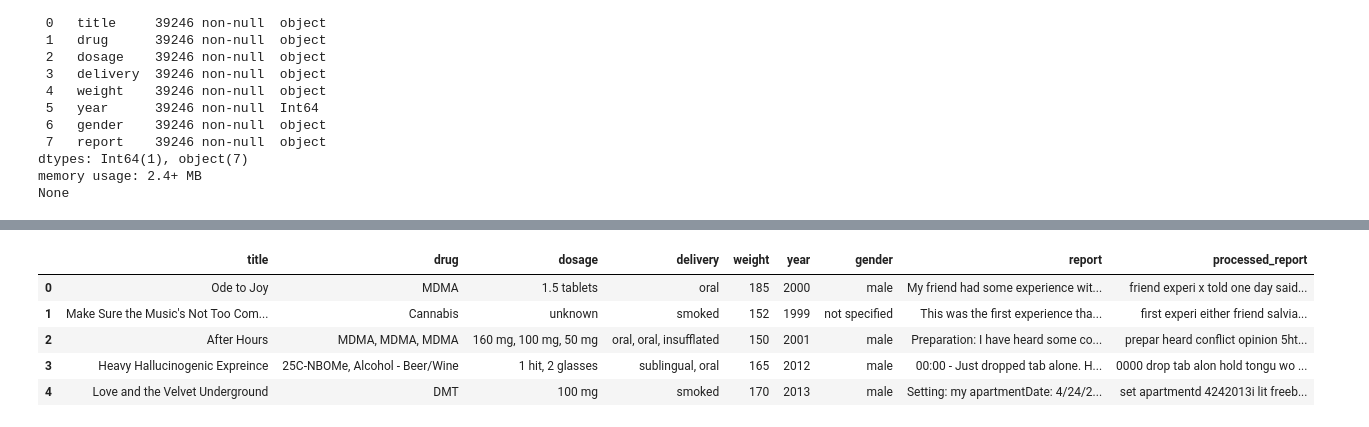
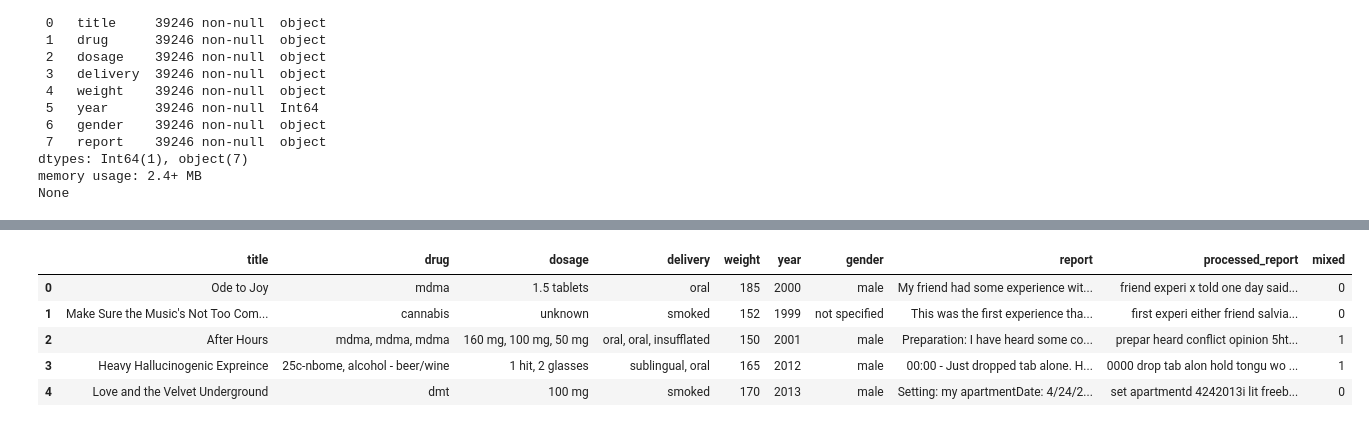
Before and after one commit to jbloewencolon/Psychedelic-Trip-Report-Text-Generator, a Jupyter notebook: Data_Cleaning.ipynb, the cells around one changed output, grey strips where cells are left out. Saved outputs shown, nothing was run; the diff lists cells and outputs as text; code cells hidden in the pictures.

```diff
--- a/Data_Cleaning.ipynb
+++ b/Data_Cleaning.ipynb
@@ -171,0 +174,4 @@ df['processed_report'] = df['report'].apply(preprocess_text)
+# %%
+new_df = df.copy()
+
+new_df.head()
@@ -172,9 +200,16 @@ df['processed_report'] = df['report'].apply(preprocess_text)
+# %%
+#level out the drug names for sorting
+new_df['drug'] = new_df['drug'].str.lower()
+
+# Create the 'mixed' column
+new_df['mixed'] = df['drug'].str.strip().str.contains(',')
+new_df['mixed'] = new_df['mixed'].fillna(False).astype(int)
 # %%
-df.head()
+new_df.head()
 # %% [output]
-|  | title | drug | dosage | delivery | weight | year | gender | report | processed_report |
-| 0 | Ode to Joy | MDMA | 1.5 tablets | oral | 185 | 2000 | male | My friend had some experience wit... | friend experi x told one day said... |
-| 1 | Make Sure the Music's Not Too Com... | Cannabis | unknown | smoked | 152 | 1999 | not specified | This was the first experience tha... | first experi either friend salvia... |
-| 2 | After Hours | MDMA, MDMA, MDMA | 160 mg, 100 mg, 50 mg | oral, oral, insufflated | 150 | 2001 | male | Preparation: I have heard some co... | prepar heard conflict opinion 5ht... |
-| 3 | Heavy Hallucinogenic Expreince | 25C-NBOMe, Alcohol - Beer/Wine | 1 hit, 2 glasses | sublingual, oral | 165 | 2012 | male | 00:00 - Just dropped tab alone. H... | 0000 drop tab alon hold tongu wo ... |
-| 4 | Love and the Velvet Underground | DMT | 100 mg | smoked | 170 | 2013 | male | Setting: my apartmentDate: 4/24/2... | set apartmentd 4242013i lit freeb... |
+|  | title | drug | dosage | delivery | weight | year | gender | report | processed_report | mixed |
+| 0 | Ode to Joy | mdma | 1.5 tablets | oral | 185 | 2000 | male | My friend had some experience wit... | friend experi x told one day said... | 0 |
+| 1 | Make Sure the Music's Not Too Com... | cannabis | unknown | smoked | 152 | 1999 | not specified | This was the first experience tha... | first experi either friend salvia... | 0 |
+| 2 | After Hours | mdma, mdma, mdma | 160 mg, 100 mg, 50 mg | oral, oral, insufflated | 150 | 2001 | male | Preparation: I have heard some co... | prepar heard conflict opinion 5ht... | 1 |
+| 3 | Heavy Hallucinogenic Expreince | 25c-nbome, alcohol - beer/wine | 1 hit, 2 glasses | sublingual, oral | 165 | 2012 | male | 00:00 - Just dropped tab alone. H... | 0000 drop tab alon hold tongu wo ... | 1 |
+| 4 | Love and the Velvet Underground | dmt | 100 mg | smoked | 170 | 2013 | male | Setting: my apartmentDate: 4/24/2... | set apartmentd 4242013i lit freeb... | 0 |
```
Also changed, not shown: parts of 32 cells of this notebook.
